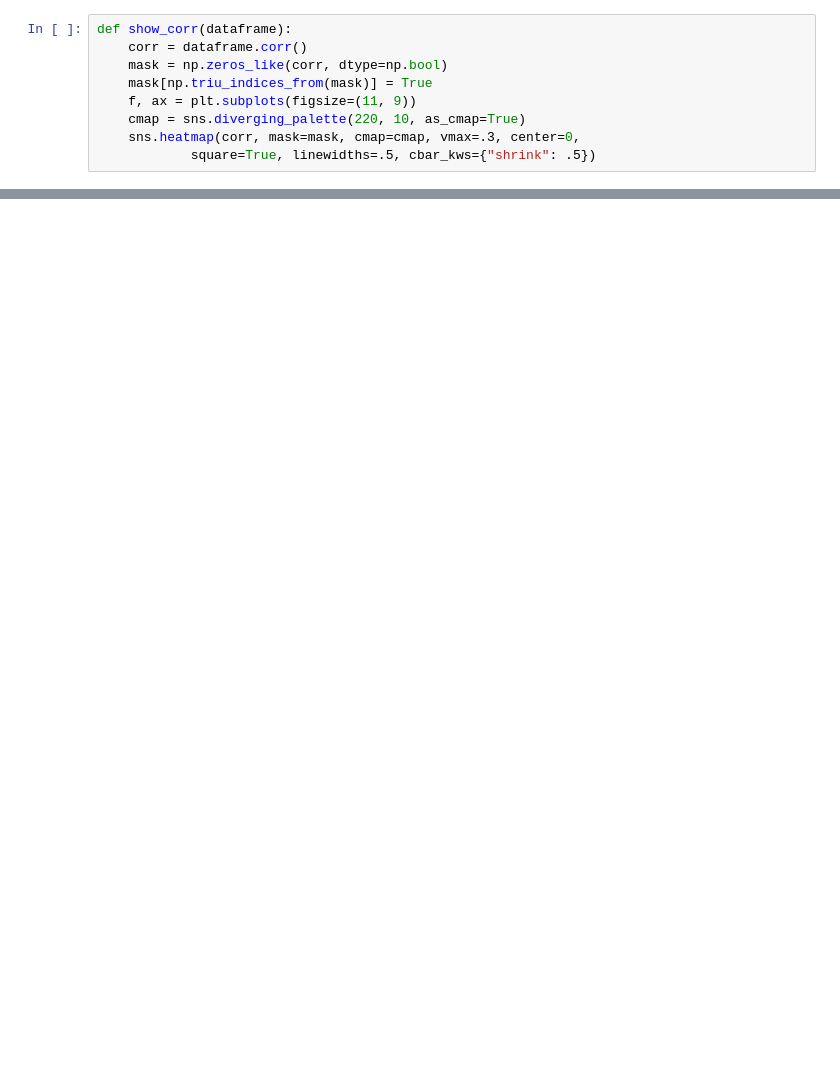
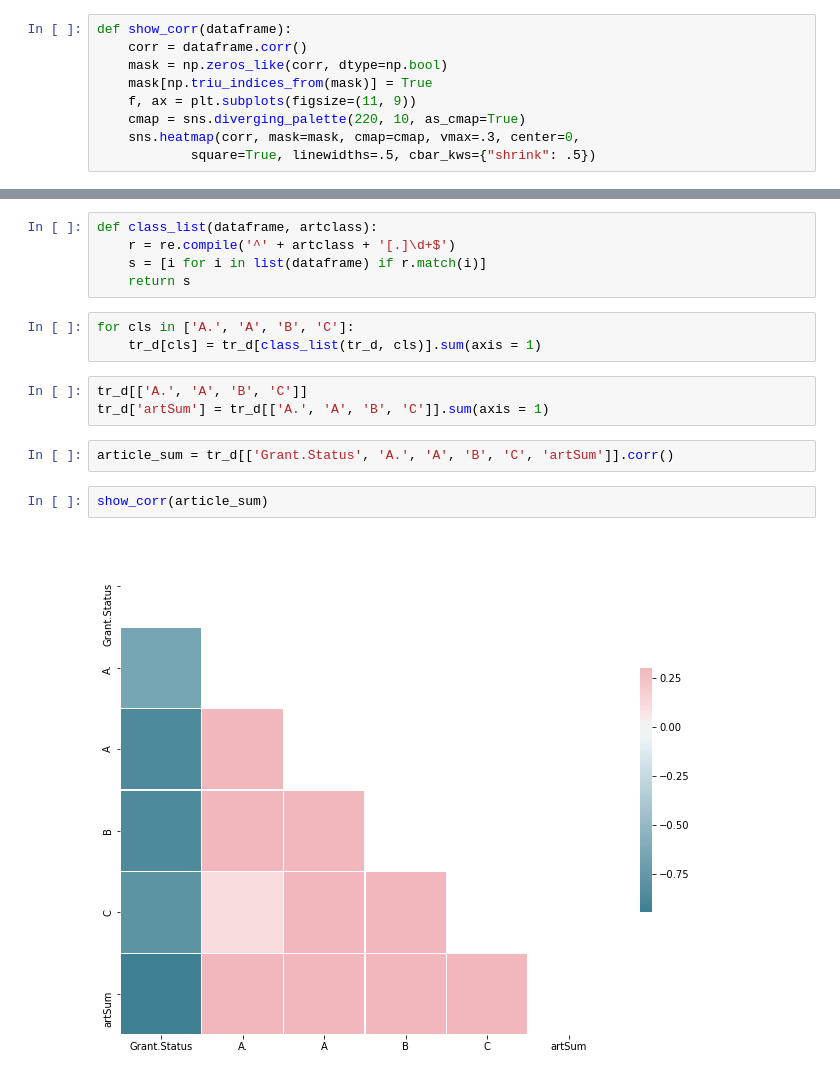
Before and after one commit to 2018HCIntern/2018HCIntern, a Jupyter notebook: GAN/milestone.grant/eda.ipynb, the cells around one changed output, grey strips where cells are left out. Cells and saved outputs as stored; diff of their text form; blank space fills up the shorter version.

```diff
--- a/GAN/milestone.grant/eda.ipynb
+++ b/GAN/milestone.grant/eda.ipynb
@@ -126,0 +95,17 @@ show_corr(tr_d_1000)
+# %%
+def class_list(dataframe, artclass):
+    r = re.compile('^' + artclass + '[.]\d+$')
+    s = [i for i in list(dataframe) if r.match(i)]
+    return s
+# %%
+for cls in ['A.', 'A', 'B', 'C']:
+    tr_d[cls] = tr_d[class_list(tr_d, cls)].sum(axis = 1)
+# %%
+tr_d[['A.', 'A', 'B', 'C']]
+tr_d['artSum'] = tr_d[['A.', 'A', 'B', 'C']].sum(axis = 1)
+# %%
+article_sum = tr_d[['Grant.Status', 'A.', 'A', 'B', 'C', 'artSum']].corr()
+# %%
+show_corr(article_sum)
+# %% [output]
+[figure, added]
```
Also changed, not shown: parts of 15 cells of this notebook.
